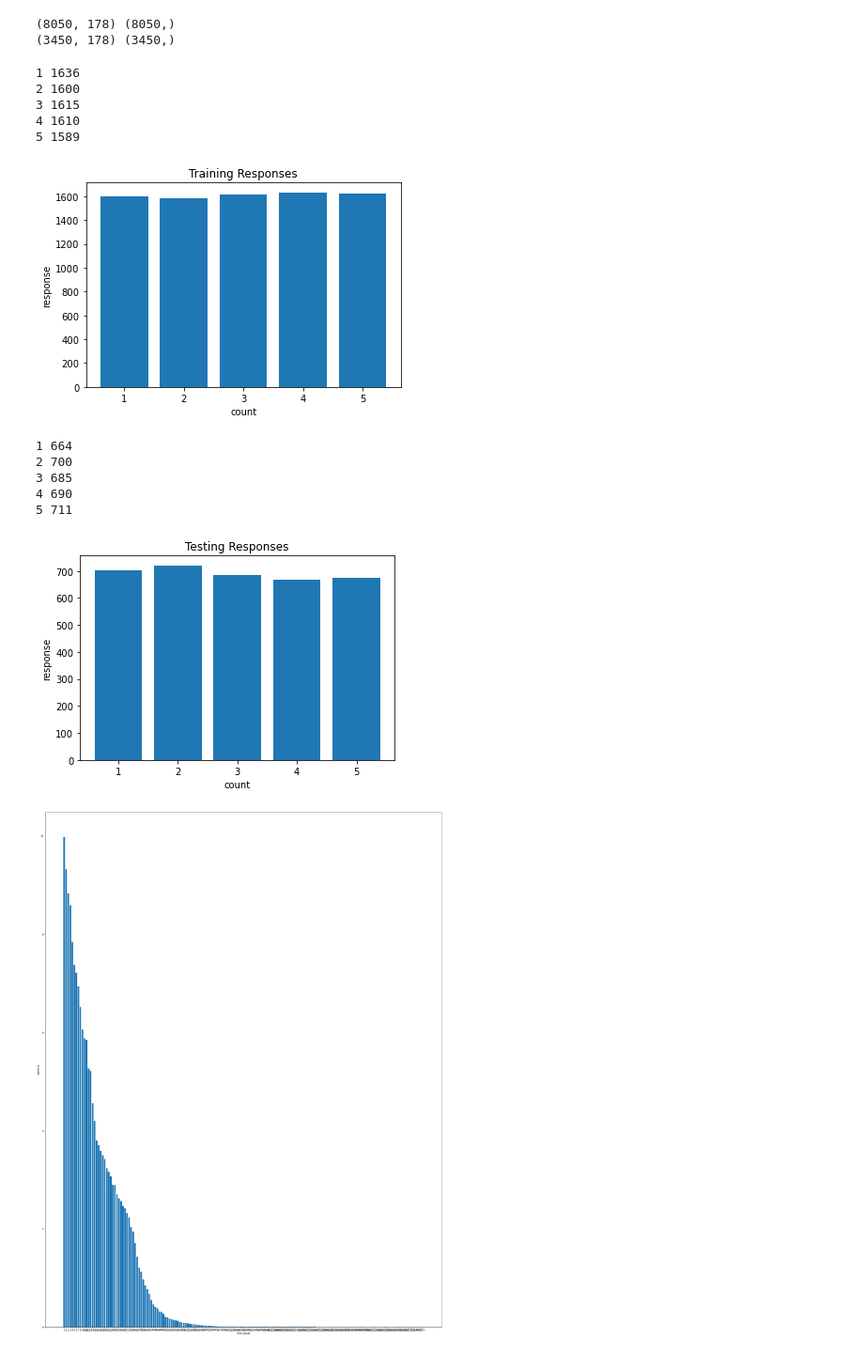
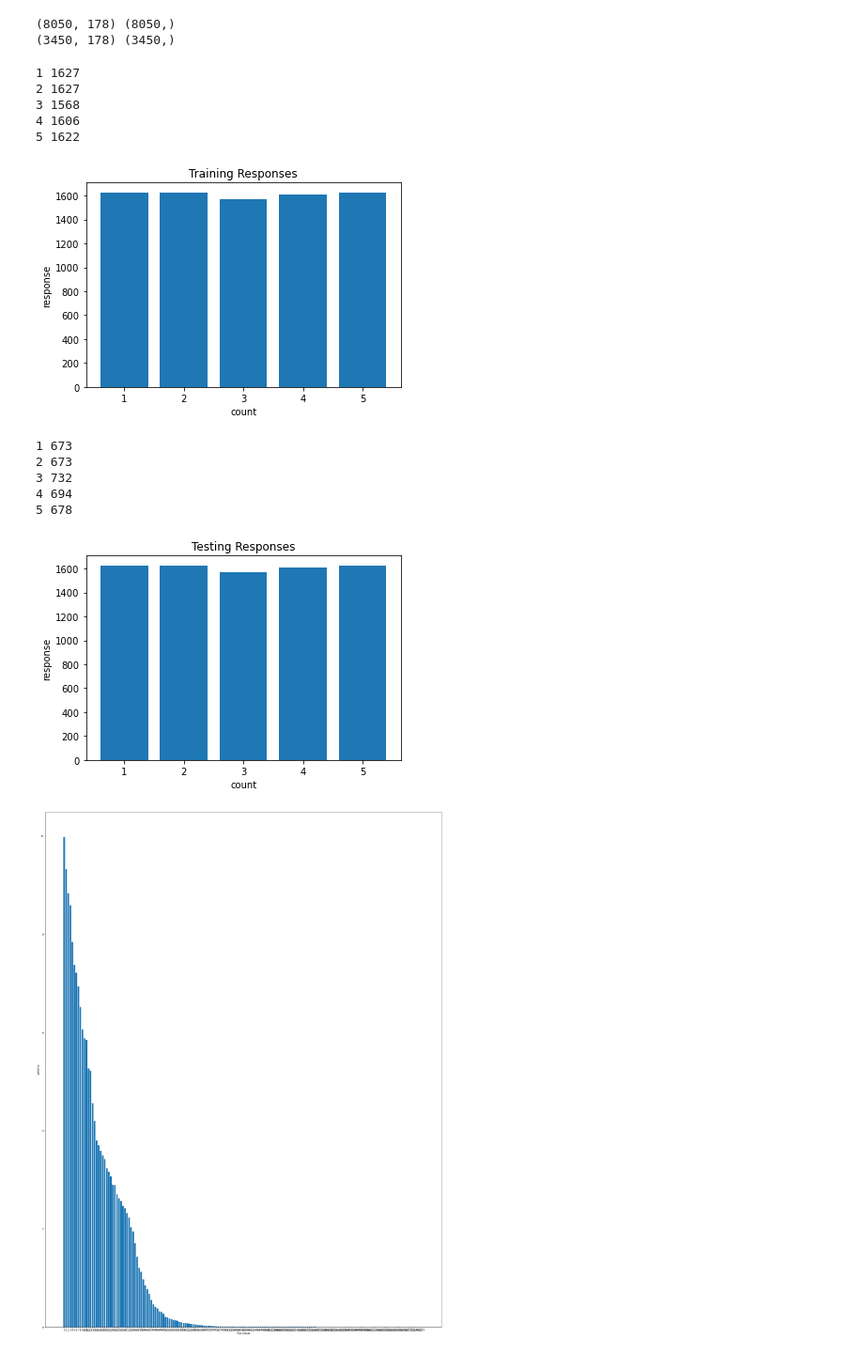
Before and after one commit to Br111t/epileptic, a Jupyter notebook: ESR_Preprocessing_Modeling.ipynb, the cells around one changed output. Shown: that part at 94% size. Cells and saved outputs as stored; diff of their text form; code cells hidden in the pictures.

Commit message:
Added response list count

```diff
--- a/ESR_Preprocessing_Modeling.ipynb
+++ b/ESR_Preprocessing_Modeling.ipynb
@@ -37,14 +37,15 @@ print(X_test.shape, y_test.shape)
 # %%
 # count of each response in training set
 response_list = [1, 2, 3, 4, 5]
+res_count = []
 for y in response_list:
     print(y, y_train[y_train == y].count())
+    a = y_train[y_train == y].count()
+    res_count.append(a)
 
-height = [1599, 1579, 1615, 1632, 1625]
 
 # chart the data
-plt.bar(response_list, height=[1599, 1579, 1615, 1632, 1625])
-
+plt.bar(response_list, height=res_count)
 
 # add title and axis names
 plt.title('Training Responses')
@@ -54,34 +55,37 @@ plt.ylabel('response')
 # show graph
 plt.show()
 # %% [output]
-1 1636
-2 1600
-3 1615
-4 1610
-5 1589
+1 1627
+2 1627
+3 1568
+4 1606
+5 1622
-[figure, old version]
+[figure, new version]
 # %%
 # count of each response in test set
+tres_count = []
 for y in response_list:
     print(y, y_test[y_test == y].count())
+    a = y_train[y_train == y].count()
+    tres_count.append(a)
 
 # chart the data
-plt.bar(response_list, height=[701, 721, 685, 668, 675])
+plt.bar(response_list, height=tres_count)
 
 # add title and axis names
 plt.title('Testing Responses')
 plt.xlabel('count')
 plt.ylabel('response')
 
 # show graph
 plt.show()
 # %% [output]
-1 664
-2 700
-3 685
-4 690
-5 711
+1 673
+2 673
+3 732
+4 694
+5 678
-[figure, old version]
+[figure, new version]
 # %%
 # Rows of transformed correspond to sampels
 # Colunms of transformed are the "PCA features"
```
Also changed, not shown: parts of 5 cells of this notebook.
